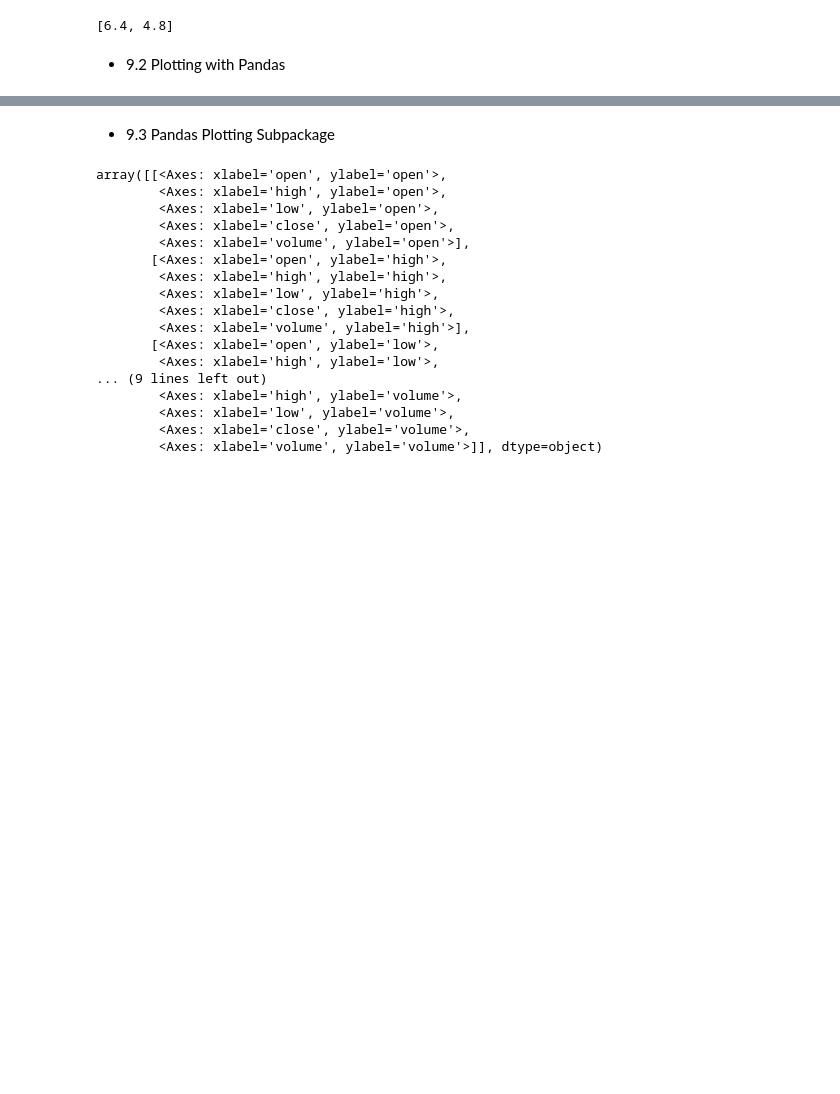
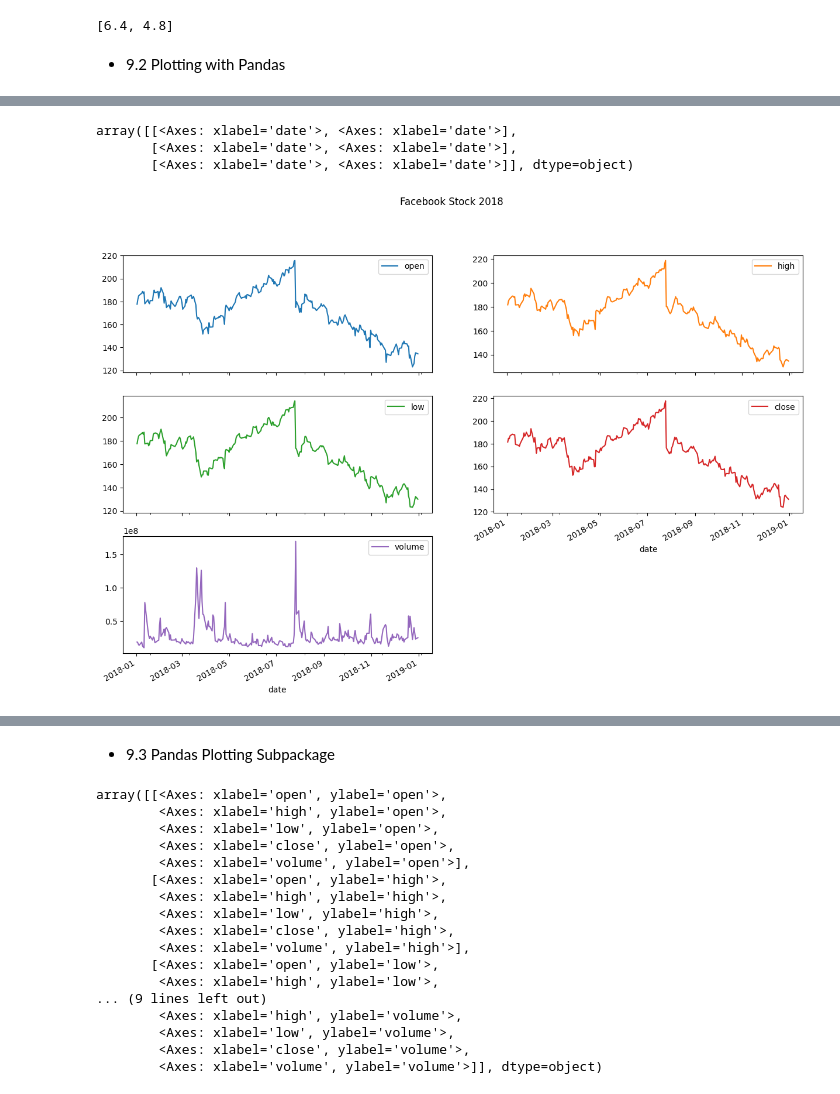
Before and after one commit to qlg-bermudez/CPE-311-Computational-Thinking-with-Python, a Jupyter notebook: CPE311_HOA9.1_BermudezLorenzo.ipynb, the cells around one changed output, grey strips where cells are left out. Cells and saved outputs as stored; diff of their text form; code cells hidden in the pictures; blank space fills up the shorter version.

```diff
--- a/CPE311_HOA9.1_BermudezLorenzo.ipynb
+++ b/CPE311_HOA9.1_BermudezLorenzo.ipynb
@@ -155,0 +177,13 @@ quakes = pd.read_csv('earthquakes.csv')
+# %%
+fb.plot(
+kind='line',
+subplots=True,
+layout=(3,2),
+figsize=(15,10),
+title='Facebook Stock 2018'
+)
+# %% [output]
+array([[<Axes: xlabel='date'>, <Axes: xlabel='date'>],
+       [<Axes: xlabel='date'>, <Axes: xlabel='date'>],
+       [<Axes: xlabel='date'>, <Axes: xlabel='date'>]], dtype=object)
+[figure, added]
```
Also changed, not shown: parts of 10 cells of this notebook.
